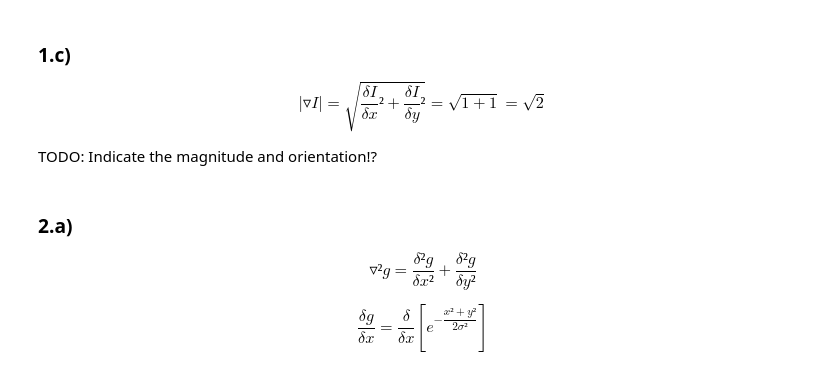
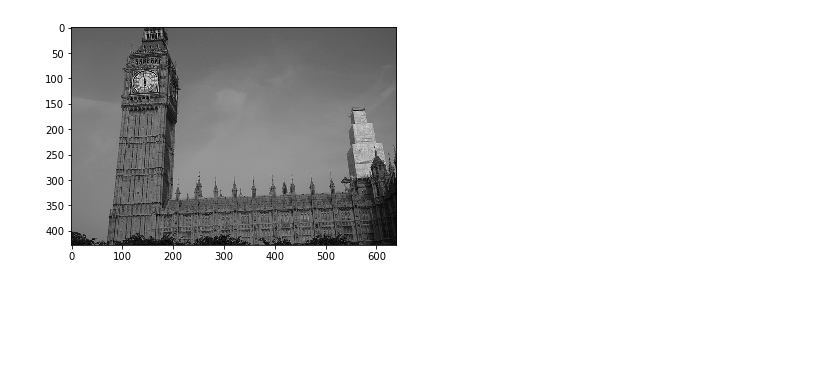
Before and after one commit to n4n0lix/CV, a Jupyter notebook: 05/05.ipynb, the cells around one changed output. Saved outputs shown, nothing was run; the diff lists cells and outputs as text; code cells hidden in the pictures; blank space fills up the shorter version.

```diff
--- a/05/05.ipynb
+++ b/05/05.ipynb
@@ -18,3 +18,6 @@ def show(*args, **kwargs):
         for (image,i) in zip(args,range(len(args))):
             axis[i].imshow(image, **kwargs)
     plt.show()
+
+def to_gray(img):
+    return np.dot(rgb[...,:3], [0.33, 0.33, 0.33])
@@ -37,12 +24,7 @@ $$ \triangledown I = \left[ \begin{matrix} 1 & -1 \end{matrix} \right] $$
-# %% [markdown]
-### 1.c)
-
-$$ | \triangledown I | = \sqrt{\dfrac{\delta I}{\delta x}² + \dfrac{\delta I}{\delta y}²} = \sqrt{1 + 1} = \sqrt{2} $$
-
-TODO: Indicate the magnitude and orientation!?
-# %% [markdown]
-### 2.a)
-
-$$ \triangledown ² g = \dfrac{\delta ² g}{\delta x²} + \dfrac{\delta ² g}{\delta y²} $$
-
-$$ \dfrac{\delta g}{\delta x} = \dfrac{\delta}{\delta x} \left[ e^{-\dfrac{x²+y²}{2 \sigma ²}} \right] $$
+# %%
+fullimage = to_gray(imageio.imread("fullimage.jpg"))
+clock = to_gray(imageio.imread("clock.jpg"))
+
+show_gray(fullimage)
+# %% [output]
+[figure, added]
```
Also changed, not shown: parts of 4 cells of this notebook, 2 other files.
